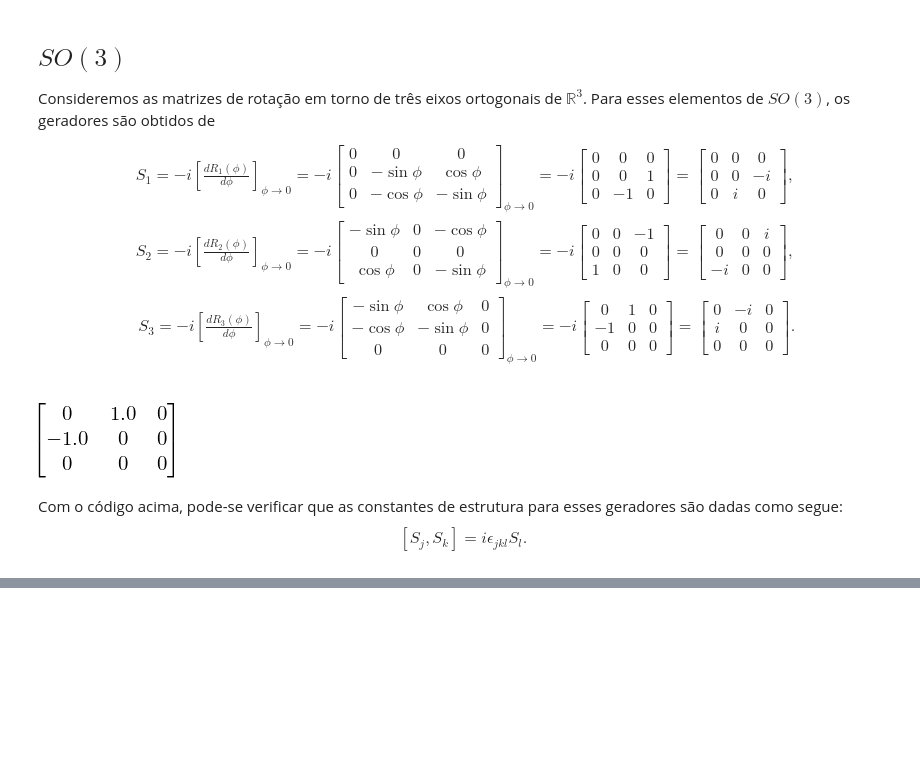
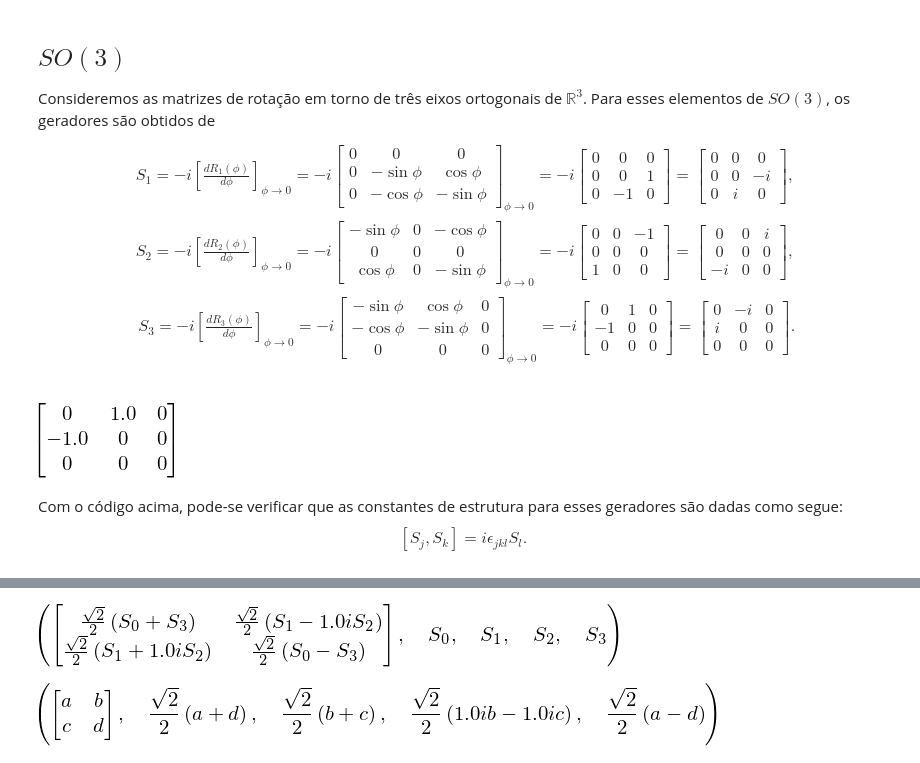
Before and after one commit to jonasmaziero/algebra_linear, a Jupyter notebook: 10_Lie.ipynb, the cells around one changed output, grey strips where cells are left out. Drawn from its saved outputs; the diff is of its cells as text; code cells hidden in the pictures; blank space fills up the shorter version.

```diff
--- a/10_Lie.ipynb
+++ b/10_Lie.ipynb
@@ -193,0 +218,11 @@ Ou seja, se $H$ é invariante sob a ação dos elementos de um grupo de Lie, ent
+# %%
+a, b, c, d, S0, S1, S2, S3 = symbols("a b c d S_0 S_1 S_2 S_3")
+Ad = (S0*pauli(0) + S1*pauli(1) + S2*pauli(2) + S3*pauli(3))/sqrt(2)
+Ad, simplify(tr(pauli(0)*Ad)/sqrt(2)), simplify(tr(pauli(1)*Ad)/sqrt(2)), simplify(tr(pauli(2)*Ad)/sqrt(2)), simplify(tr(pauli(3)*Ad)/sqrt(2))
+# %% [output]
+[figure, added]
+# %%
+A = Matrix([[a,b],[c,d]])
+A, tr(pauli(0)*A)/sqrt(2), tr(pauli(1)*A)/sqrt(2), tr(pauli(2)*A)/sqrt(2), tr(pauli(3)*A)/sqrt(2)
+# %% [output]
+[figure, added]
```
Also changed, not shown: parts of 27 cells of this notebook, 3 other files.
